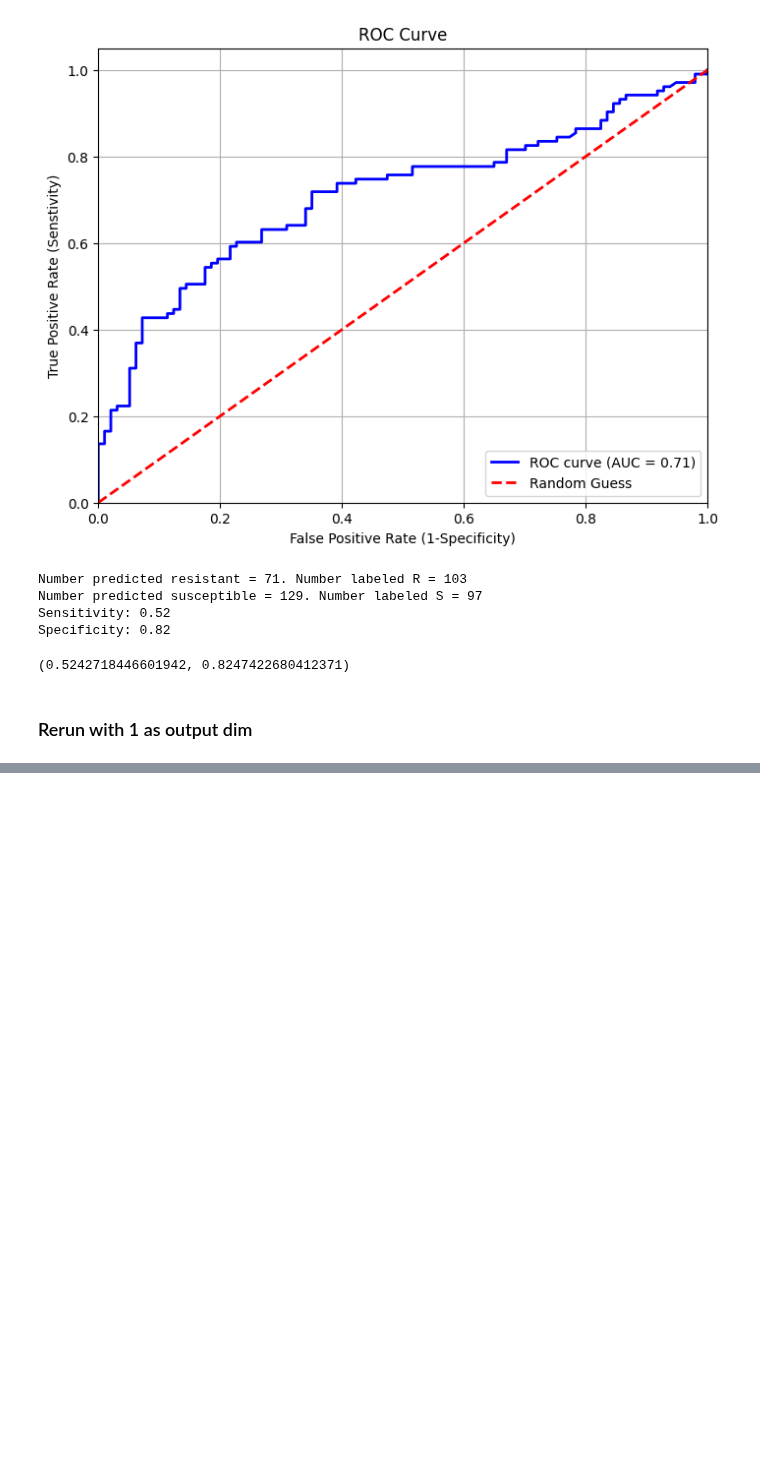
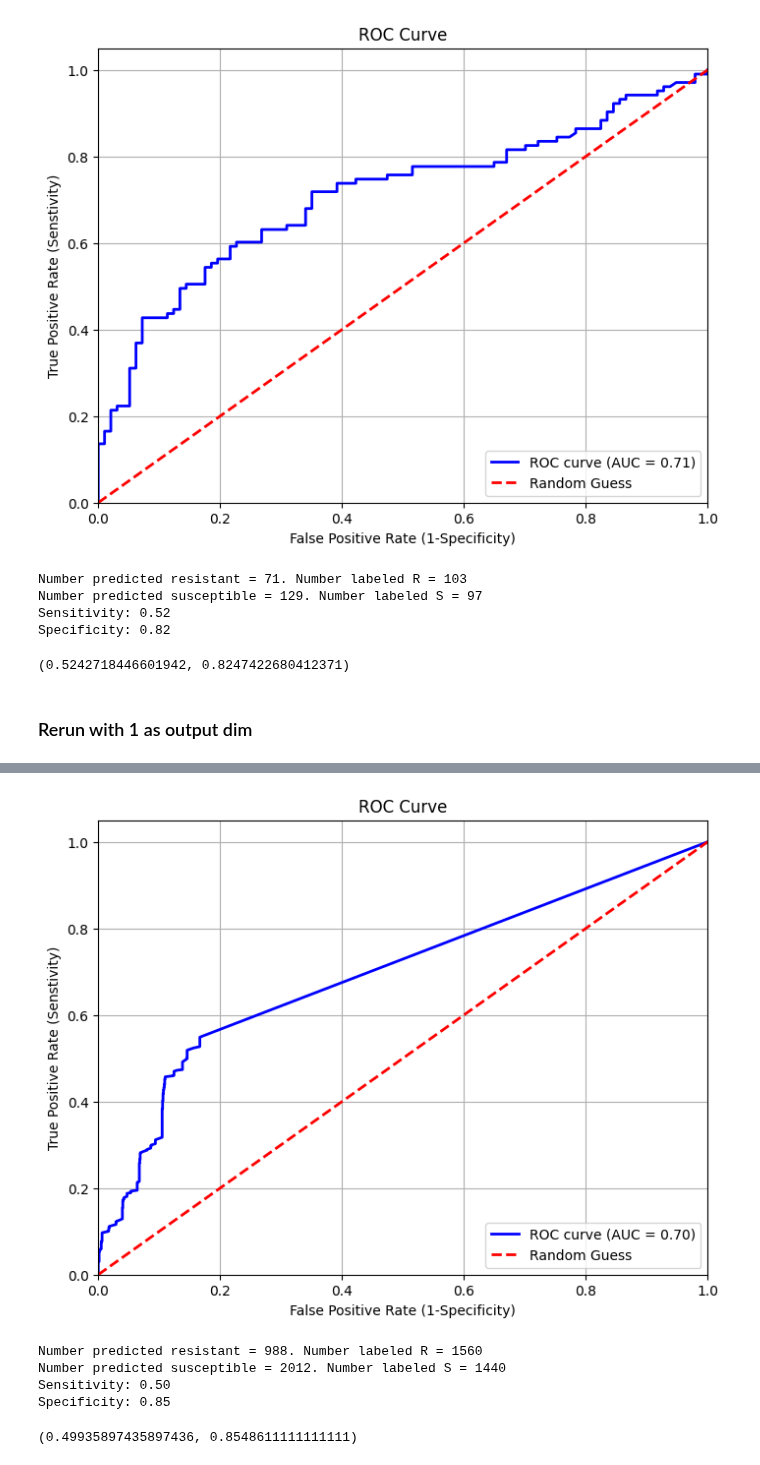
Before and after one commit to fowler-lab/tb-pnca-gnn, a Jupyter notebook: dd_pnca/pnca_run.ipynb, the cells around one changed output, grey strips where cells are left out. Cells and saved outputs as stored; diff of their text form; code cells hidden in the pictures; blank space fills up the shorter version.

```diff
--- a/dd_pnca/pnca_run.ipynb
+++ b/dd_pnca/pnca_run.ipynb
@@ -360,0 +391,11 @@ KeyboardInterrupt:
+# %%
+fpr, tpr, roc_auc = evaluation.calculate_roc(model, model.test_loader)
+evaluation.plot_roc_curve(fpr, tpr, roc_auc)
+evaluation.calculate_sens_spec(model, model.test_loader)
+# %% [output]
+[figure, added]
+Number predicted resistant = 988. Number labeled R = 1560
+Number predicted susceptible = 2012. Number labeled S = 1440
+Sensitivity: 0.50
+Specificity: 0.85
+(0.49935897435897436, 0.8548611111111111)
```
Also changed, not shown: parts of 7 cells of this notebook, 5 other files.
